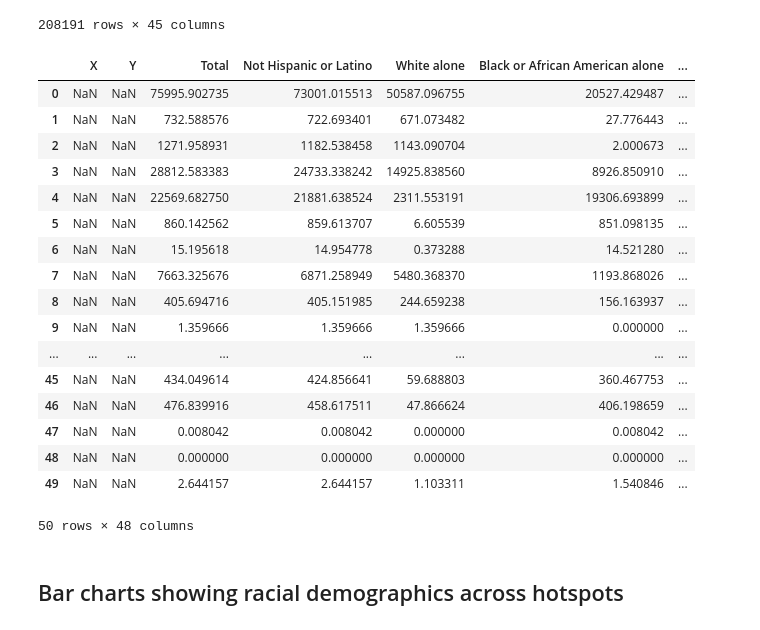
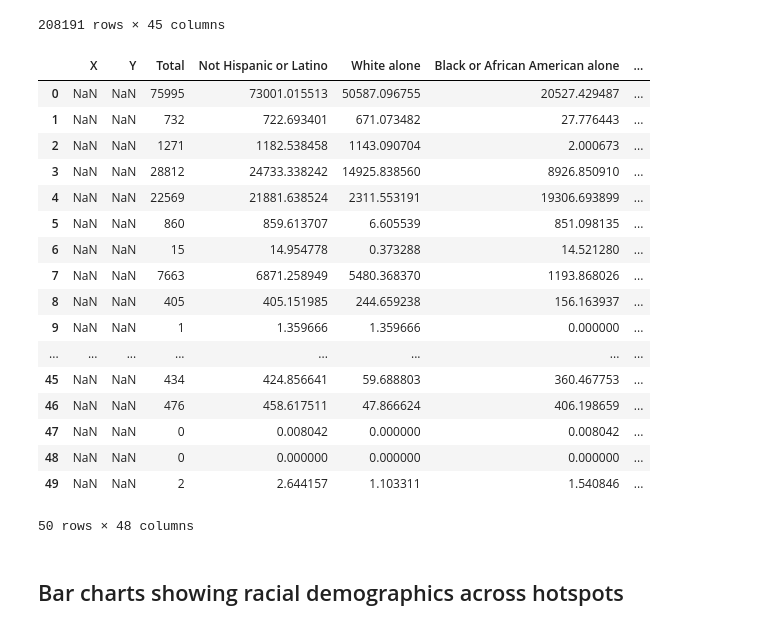
Before and after one commit to jasondamico/d3-visualizations, a Jupyter notebook: propublica_hotspots/eda/racial_distribution.ipynb, the cells around one changed output. Saved outputs shown, nothing was run; the diff lists cells and outputs as text; code cells hidden in the pictures.

```diff
--- a/propublica_hotspots/eda/racial_distribution.ipynb
+++ b/propublica_hotspots/eda/racial_distribution.ipynb
@@ -24,25 +24,26 @@ gridspaces_df
 208191 rows × 45 columns
 # %%
 hotspots_df = pd.read_csv("../data/al_hotspots.csv")
+hotspots_df["Total"] = hotspots_df["Total"].apply(np.floor).astype(int)
 hotspots_df
 # %% [output]
 |  | X | Y | Total | Not Hispanic or Latino | White alone | Black or African American alone | ... |
-| 0 | NaN | NaN | 75995.902735 | 73001.015513 | 50587.096755 | 20527.429487 | ... |
-| 1 | NaN | NaN | 732.588576 | 722.693401 | 671.073482 | 27.776443 | ... |
-| 2 | NaN | NaN | 1271.958931 | 1182.538458 | 1143.090704 | 2.000673 | ... |
-| 3 | NaN | NaN | 28812.583383 | 24733.338242 | 14925.838560 | 8926.850910 | ... |
-| 4 | NaN | NaN | 22569.682750 | 21881.638524 | 2311.553191 | 19306.693899 | ... |
-| 5 | NaN | NaN | 860.142562 | 859.613707 | 6.605539 | 851.098135 | ... |
-| 6 | NaN | NaN | 15.195618 | 14.954778 | 0.373288 | 14.521280 | ... |
-| 7 | NaN | NaN | 7663.325676 | 6871.258949 | 5480.368370 | 1193.868026 | ... |
-| 8 | NaN | NaN | 405.694716 | 405.151985 | 244.659238 | 156.163937 | ... |
-| 9 | NaN | NaN | 1.359666 | 1.359666 | 1.359666 | 0.000000 | ... |
+| 0 | NaN | NaN | 75995 | 73001.015513 | 50587.096755 | 20527.429487 | ... |
+| 1 | NaN | NaN | 732 | 722.693401 | 671.073482 | 27.776443 | ... |
+| 2 | NaN | NaN | 1271 | 1182.538458 | 1143.090704 | 2.000673 | ... |
+| 3 | NaN | NaN | 28812 | 24733.338242 | 14925.838560 | 8926.850910 | ... |
+| 4 | NaN | NaN | 22569 | 21881.638524 | 2311.553191 | 19306.693899 | ... |
+| 5 | NaN | NaN | 860 | 859.613707 | 6.605539 | 851.098135 | ... |
+| 6 | NaN | NaN | 15 | 14.954778 | 0.373288 | 14.521280 | ... |
+| 7 | NaN | NaN | 7663 | 6871.258949 | 5480.368370 | 1193.868026 | ... |
+| 8 | NaN | NaN | 405 | 405.151985 | 244.659238 | 156.163937 | ... |
+| 9 | NaN | NaN | 1 | 1.359666 | 1.359666 | 0.000000 | ... |
 | ... | ... | ... | ... | ... | ... | ... | ... |
-| 45 | NaN | NaN | 434.049614 | 424.856641 | 59.688803 | 360.467753 | ... |
-| 46 | NaN | NaN | 476.839916 | 458.617511 | 47.866624 | 406.198659 | ... |
-| 47 | NaN | NaN | 0.008042 | 0.008042 | 0.000000 | 0.008042 | ... |
-| 48 | NaN | NaN | 0.000000 | 0.000000 | 0.000000 | 0.000000 | ... |
-| 49 | NaN | NaN | 2.644157 | 2.644157 | 1.103311 | 1.540846 | ... |
+| 45 | NaN | NaN | 434 | 424.856641 | 59.688803 | 360.467753 | ... |
+| 46 | NaN | NaN | 476 | 458.617511 | 47.866624 | 406.198659 | ... |
+| 47 | NaN | NaN | 0 | 0.008042 | 0.000000 | 0.008042 | ... |
+| 48 | NaN | NaN | 0 | 0.000000 | 0.000000 | 0.000000 | ... |
+| 49 | NaN | NaN | 2 | 2.644157 | 1.103311 | 1.540846 | ... |
 50 rows × 48 columns
 # %% [markdown]
 ## Bar charts showing racial demographics across hotspots
```
Also changed, not shown: parts of 2 cells of this notebook.
